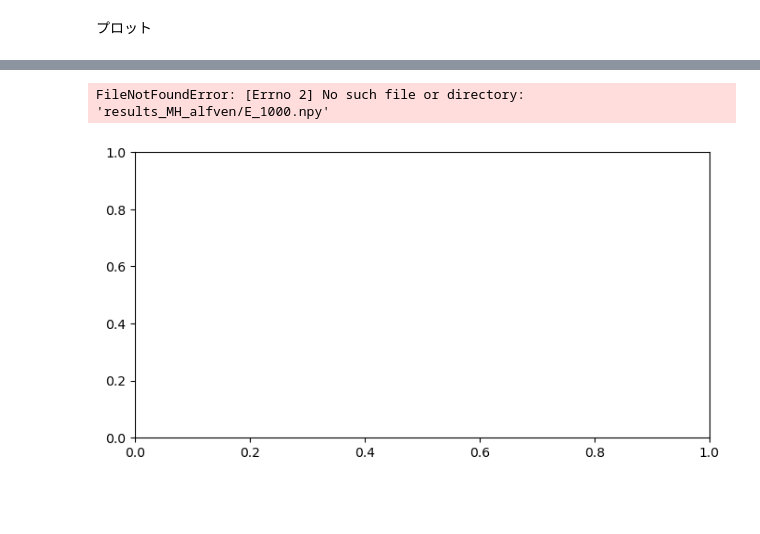
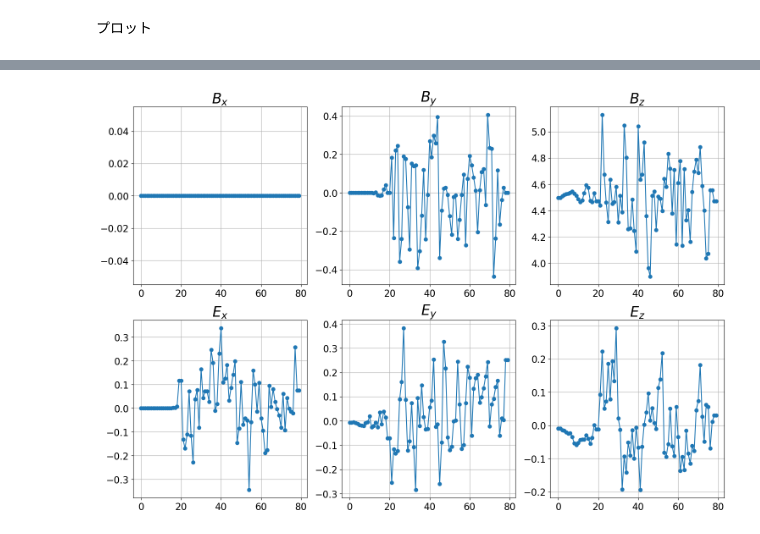
Before and after one commit to keita-akutagawa/MHD-PIC, a Jupyter notebook: 1D/Alfven_MHD-PIC.ipynb, the cells around one changed output, grey strips where cells are left out. Cells and saved outputs as stored; diff of their text form; code cells hidden in the pictures; blank space fills up the shorter version.

```diff
--- a/1D/Alfven_MHD-PIC.ipynb
+++ b/1D/Alfven_MHD-PIC.ipynb
@@ -1167,12 +1182,38 @@ plt.show()
-# %%
-fig = plt.figure(figsize=(8, 4))
-ax1 = fig.add_subplot(111)
-
-k = 1000
-E = np.load(f"results_MH_alfven/E_{k}.npy")
-B = np.load(f"results_MH_alfven/B_{k}.npy")
-
-plt.plot(x_coordinate_pic, B[1, :])
-# %% [output]
-FileNotFoundError: [Errno 2] No such file or directory: 'results_MH_alfven/E_1000.npy'
-[figure, removed]
+# %%
+fig = plt.figure(figsize=(18, 12))
+ax1 = fig.add_subplot(231)
+ax2 = fig.add_subplot(232)
+ax3 = fig.add_subplot(233)
+ax4 = fig.add_subplot(234)
+ax5 = fig.add_subplot(235)
+ax6 = fig.add_subplot(236)
+
+ax1.plot(x_coordinate_pic, B[0, :], marker='o')
+ax2.plot(x_coordinate_pic, B[1, :], marker='o')
+ax3.plot(x_coordinate_pic, B[2, :], marker='o')
+ax4.plot(x_coordinate_pic, E[0, :], marker='o')
+ax5.plot(x_coordinate_pic, E[1, :], marker='o')
+ax6.plot(x_coordinate_pic, E[2, :], marker='o')
+
+ax1.set_title(r"$B_x$", fontsize=24)
+ax2.set_title(r"$B_y$", fontsize=24)
+ax3.set_title(r"$B_z$", fontsize=24)
+ax4.set_title(r"$E_x$", fontsize=24)
+ax5.set_title(r"$E_y$", fontsize=24)
+ax6.set_title(r"$E_z$", fontsize=24)
+ax1.tick_params(labelsize=16)
+ax2.tick_params(labelsize=16)
+ax3.tick_params(labelsize=16)
+ax4.tick_params(labelsize=16)
+ax5.tick_params(labelsize=16)
+ax6.tick_params(labelsize=16)
+ax1.grid()
+ax2.grid()
+ax3.grid()
+ax4.grid()
+ax5.grid()
+ax6.grid()
+
+plt.show()
+# %% [output]
+[figure, added]
```
Also changed, not shown: parts of 4 cells of this notebook.
